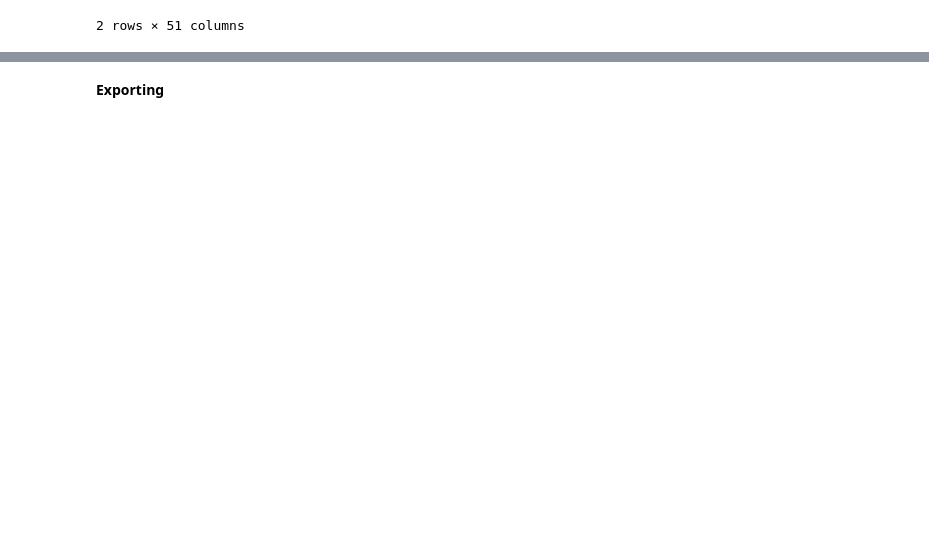
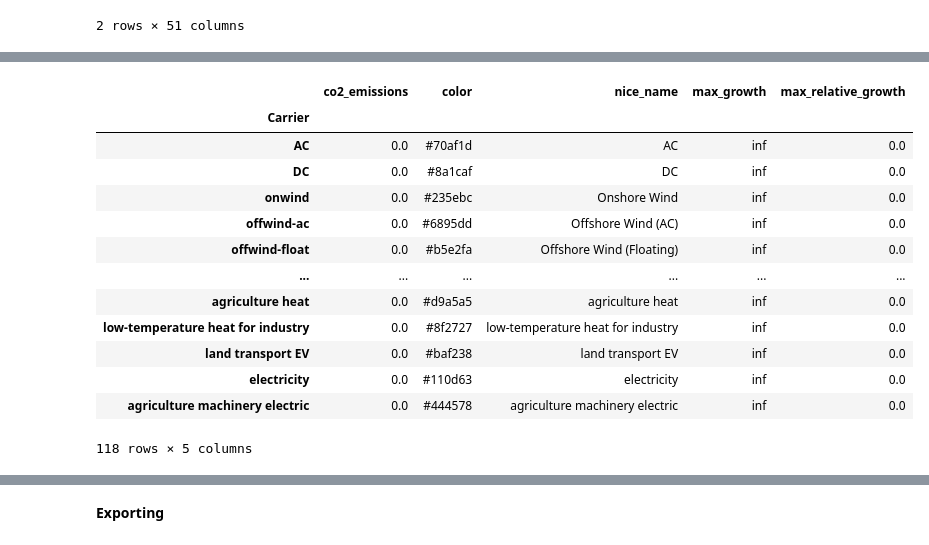
Before and after one commit to FrugisRoss/pypsa-eur, a Jupyter notebook: DK_clusters.ipynb, the cells around one changed output, grey strips where cells are left out. Cells and saved outputs as stored; diff of their text form; code cells hidden in the pictures; blank space fills up the shorter version.

```diff
--- a/DK_clusters.ipynb
+++ b/DK_clusters.ipynb
@@ -286,0 +406,17 @@ n.stores.loc[n.stores.index.str.contains("H2 Store")]
+# %%
+n.carriers
+# %% [output]
+|  | co2_emissions | color | nice_name | max_growth | max_relative_growth |
+| Carrier |  |  |  |  |  |
+| AC | 0.0 | #70af1d | AC | inf | 0.0 |
+| DC | 0.0 | #8a1caf | DC | inf | 0.0 |
+| onwind | 0.0 | #235ebc | Onshore Wind | inf | 0.0 |
+| offwind-ac | 0.0 | #6895dd | Offshore Wind (AC) | inf | 0.0 |
+| offwind-float | 0.0 | #b5e2fa | Offshore Wind (Floating) | inf | 0.0 |
+| ... | ... | ... | ... | ... | ... |
+| agriculture heat | 0.0 | #d9a5a5 | agriculture heat | inf | 0.0 |
+| low-temperature heat for industry | 0.0 | #8f2727 | low-temperature heat for industry | inf | 0.0 |
+| land transport EV | 0.0 | #baf238 | land transport EV | inf | 0.0 |
+| electricity | 0.0 | #110d63 | electricity | inf | 0.0 |
+| agriculture machinery electric | 0.0 | #444578 | agriculture machinery electric | inf | 0.0 |
+118 rows × 5 columns
```
Also changed, not shown: parts of 26 cells of this notebook, 2 other files.
